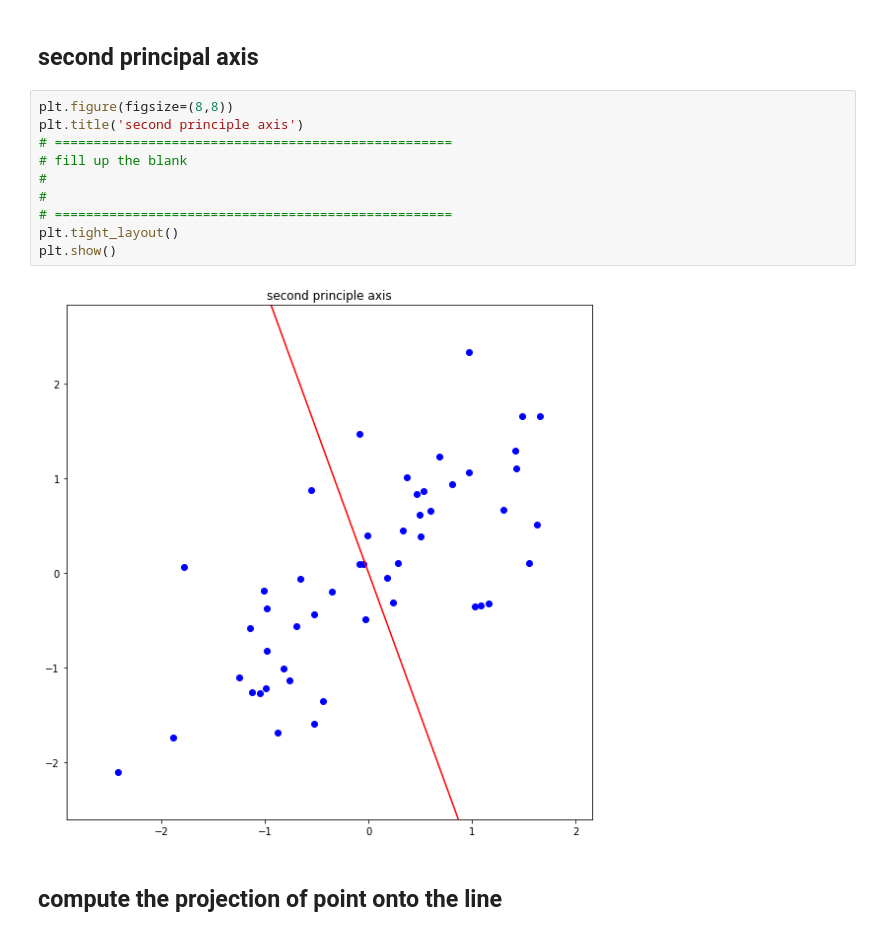
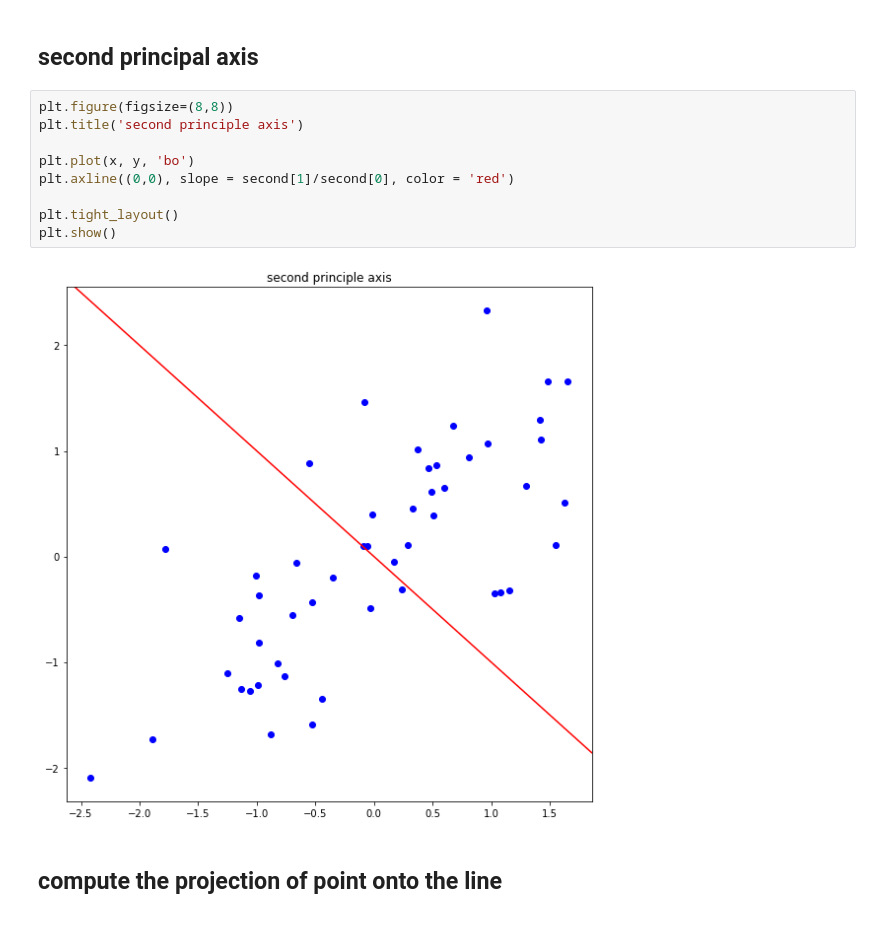
Before and after one commit to 2JooYeon/assignment-machine-learning, a Jupyter notebook: 12/assignment_12.ipynb, the cells around one changed output. Cells and saved outputs as stored; diff of their text form.

Commit message:
plot the second principal axis

```diff
--- a/12/assignment_12.ipynb
+++ b/12/assignment_12.ipynb
@@ -113,15 +113,14 @@ plt.show()
 # %%
 plt.figure(figsize=(8,8))
 plt.title('second principle axis')
-# ===================================================
-# fill up the blank
-#
-#
-# ===================================================
+
+plt.plot(x, y, 'bo')
+plt.axline((0,0), slope = second[1]/second[0], color = 'red')
+
 plt.tight_layout()
 plt.show()
 # %% [output]
-[figure, old version]
+[figure, new version]
 # %% [markdown]
 ## compute the projection of point onto the line
 # %%
```
